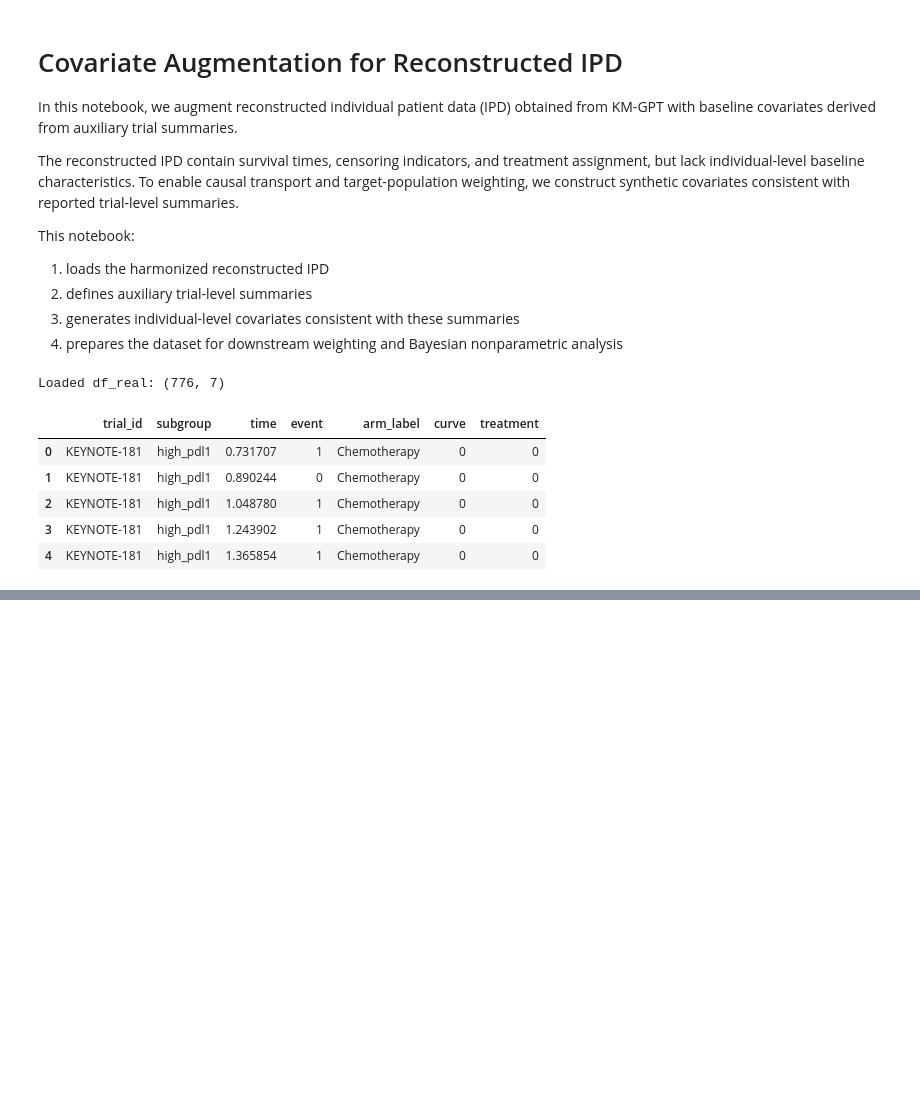
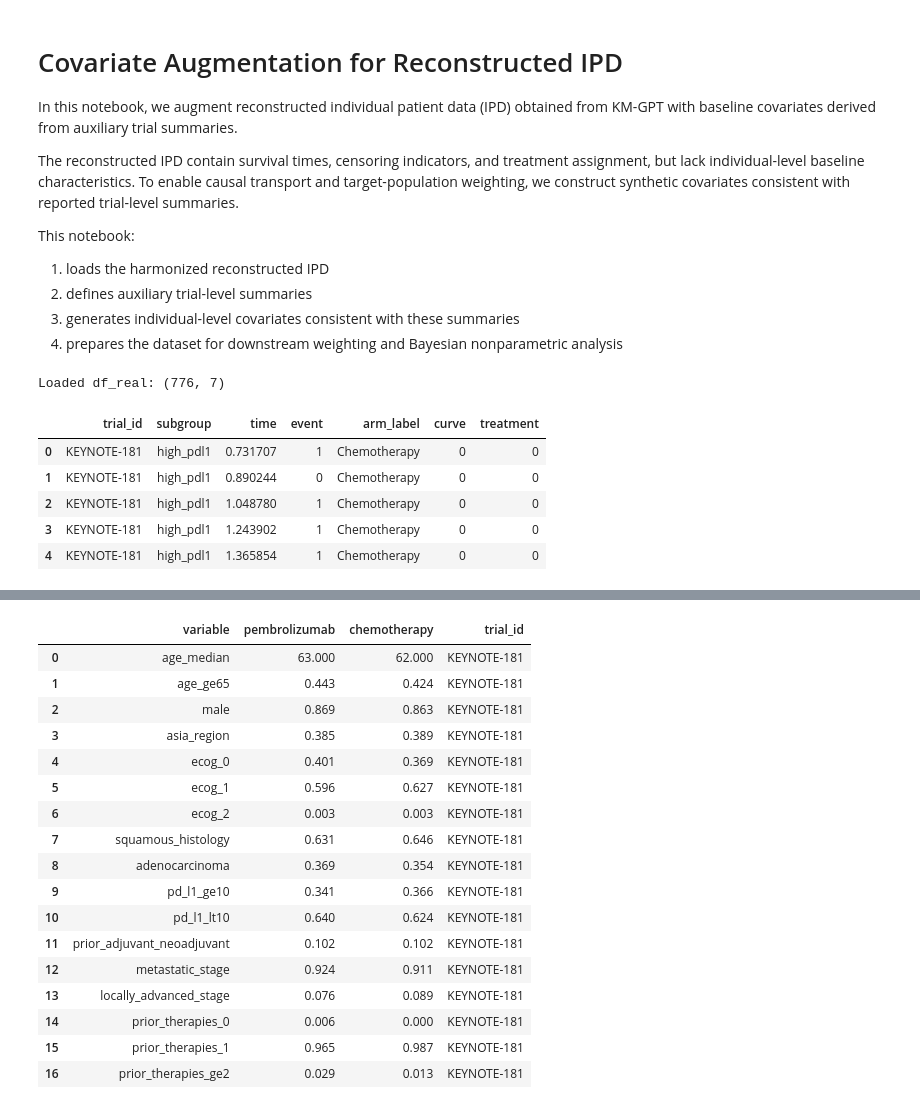
Before and after one commit to JonathanMa03/NPBS-project-MaZhu, a Jupyter notebook: notebooks/06a_covariate_augmentation.ipynb, the cells around one changed output, grey strips where cells are left out. Cells and saved outputs as stored; diff of their text form; code cells hidden in the pictures; blank space fills up the shorter version.

Commit message:
add auxiliary summary information

```diff
--- a/notebooks/06a_covariate_augmentation.ipynb
+++ b/notebooks/06a_covariate_augmentation.ipynb
@@ -39,0 +202,78 @@ Loaded df_real: (776, 7)
+# %%
+# Keynote (Note: Table 1 is for the overall KEYNOTE-181 ITT population, while your KM-GPT dataset is for the high PD-L1 subgroup. That is still usable for auxiliary information)
+import pandas as pd
+from pathlib import Path
+
+keynote181_table1 = pd.DataFrame({
+    "variable": [
+        "age_median",
+        "age_ge65",
+        "male",
+        "asia_region",
+        "ecog_0",
+        "ecog_1",
+        "ecog_2",
+        "squamous_histology",
+        "adenocarcinoma",
+        "pd_l1_ge10",
+        "pd_l1_lt10",
+        "prior_adjuvant_neoadjuvant",
+        "metastatic_stage",
+        "locally_advanced_stage",
+        "prior_therapies_0",
+        "prior_therapies_1",
+        "prior_therapies_ge2",
+    ],
+    "pembrolizumab": [
+        63.0,
+        0.443,
+        0.869,
+        0.385,
+        0.401,
+        0.596,
+        0.003,
+        0.631,
+        0.369,
+        0.341,
+        0.640,
+        0.102,
+        0.924,
+        0.076,
+        0.006,
+        0.965,
+        0.029,
+    ],
+    "chemotherapy": [
+        62.0,
+        0.424,
+        0.863,
+        0.389,
+        0.369,
+        0.627,
+        0.003,
+        0.646,
+        0.354,
+        0.366,
+        0.624,
+        0.102,
+        0.911,
+        0.089,
+        0.000,
+        0.987,
+        0.013,
+    ],
+})
+
+keynote181_table1["trial_id"] = "KEYNOTE-181"
+
+output_dir = Path("../data/processed")
+output_dir.mkdir(parents=True, exist_ok=True)
+
+keynote181_table1.to_csv(
+    output_dir / "keynote181_table1_full.csv",
+    index=False
+)
+
+print("Saved KEYNOTE-181 Table 1")
+keynote181_table1
+# %% [output]
@@ -39,0 +281,18 @@ Loaded df_real: (776, 7)
+|  | variable | pembrolizumab | chemotherapy | trial_id |
+| 0 | age_median | 63.000 | 62.000 | KEYNOTE-181 |
+| 1 | age_ge65 | 0.443 | 0.424 | KEYNOTE-181 |
+| 2 | male | 0.869 | 0.863 | KEYNOTE-181 |
+| 3 | asia_region | 0.385 | 0.389 | KEYNOTE-181 |
+| 4 | ecog_0 | 0.401 | 0.369 | KEYNOTE-181 |
+| 5 | ecog_1 | 0.596 | 0.627 | KEYNOTE-181 |
+| 6 | ecog_2 | 0.003 | 0.003 | KEYNOTE-181 |
+| 7 | squamous_histology | 0.631 | 0.646 | KEYNOTE-181 |
+| 8 | adenocarcinoma | 0.369 | 0.354 | KEYNOTE-181 |
+| 9 | pd_l1_ge10 | 0.341 | 0.366 | KEYNOTE-181 |
+| 10 | pd_l1_lt10 | 0.640 | 0.624 | KEYNOTE-181 |
+| 11 | prior_adjuvant_neoadjuvant | 0.102 | 0.102 | KEYNOTE-181 |
+| 12 | metastatic_stage | 0.924 | 0.911 | KEYNOTE-181 |
+| 13 | locally_advanced_stage | 0.076 | 0.089 | KEYNOTE-181 |
+| 14 | prior_therapies_0 | 0.006 | 0.000 | KEYNOTE-181 |
+| 15 | prior_therapies_1 | 0.965 | 0.987 | KEYNOTE-181 |
+| 16 | prior_therapies_ge2 | 0.029 | 0.013 | KEYNOTE-181 |
```
Also changed, not shown: parts of 9 cells of this notebook, 7 other files.
